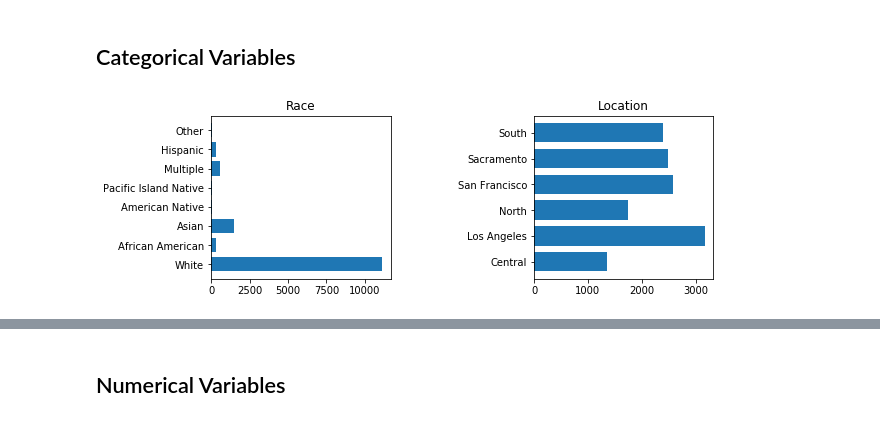
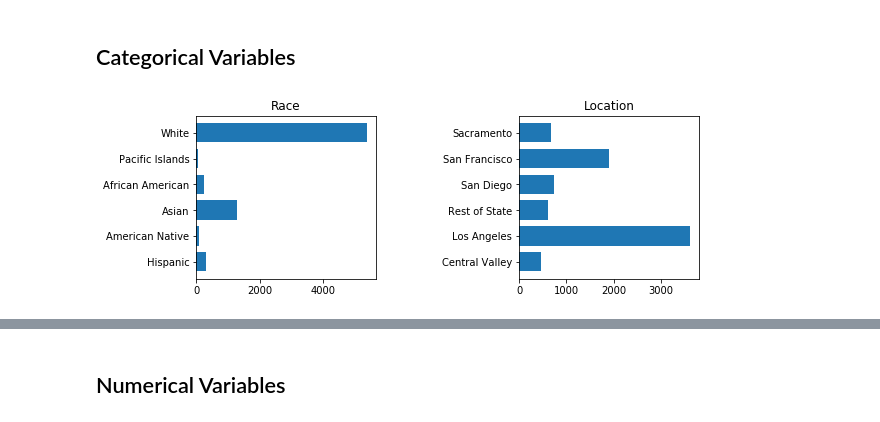
Before and after one commit to KoralleB/CA_Vehicle, a Jupyter notebook: notebook/DataExplore.ipynb, the cells around one changed output, grey strips where cells are left out. Cells and saved outputs as stored; diff of their text form; code cells hidden in the pictures.

```diff
--- a/notebook/DataExplore.ipynb
+++ b/notebook/DataExplore.ipynb
@@ -47,0 +17,12 @@ dtype: object
+# %%
+data = pd.read_csv('../output_files/data.csv')
+# %%
+# change column types
+obj_colnames = ['tnc_veh', 'delivery', 'county', 'region', 'charge_work', 'elec_acc', 'housing',
+                'hh_inc', 'gender', 'employ', 'stu', 'drive_freq', 'race']
+int_colnames = ['ann_mile', 'hh_veh', 'hh_size','hh_emp','hh_drv']
+
+for col in obj_colnames:
+    data[col] = data[col].astype('object')
+
+data['ann_mile'] = data['ann_mile'].astype('float64')
@@ -66,10 +52,13 @@ plt.show(ax)
 # %% [markdown]
 ## Categorical Variables
 # %%
-data_column = [data.race,data.location]
+temp = data.copy()
+temp.drop(temp[temp['region'] == 7].index, inplace=True)
+
+data_column = [data.race,temp.region]
 title = ['Race','Location']
-yticklabels = [['White','African American','Asian','American Native','Pacific Island Native','Multiple','Hispanic','Other'],
-              ['Central','Los Angeles','North','San Francisco','Sacramento','South','NA']]
+yticklabels = [['Hispanic','American Native','Asian','African American','Pacific Islands','White'],
+              ['Central Valley','Los Angeles','Rest of State','San Diego','San Francisco','Sacramento','NA']]
 cat_plot(data_column,title,yticklabels)
 # %% [output]
-[figure, old version]
+[figure, new version]
```
Also changed, not shown: parts of 29 cells of this notebook, 12 other files.
